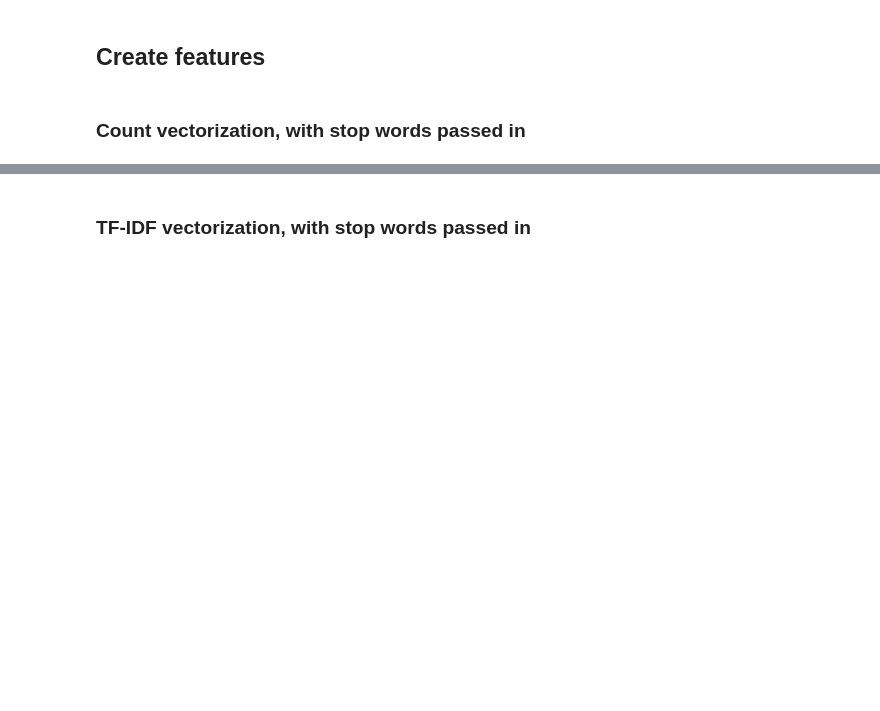
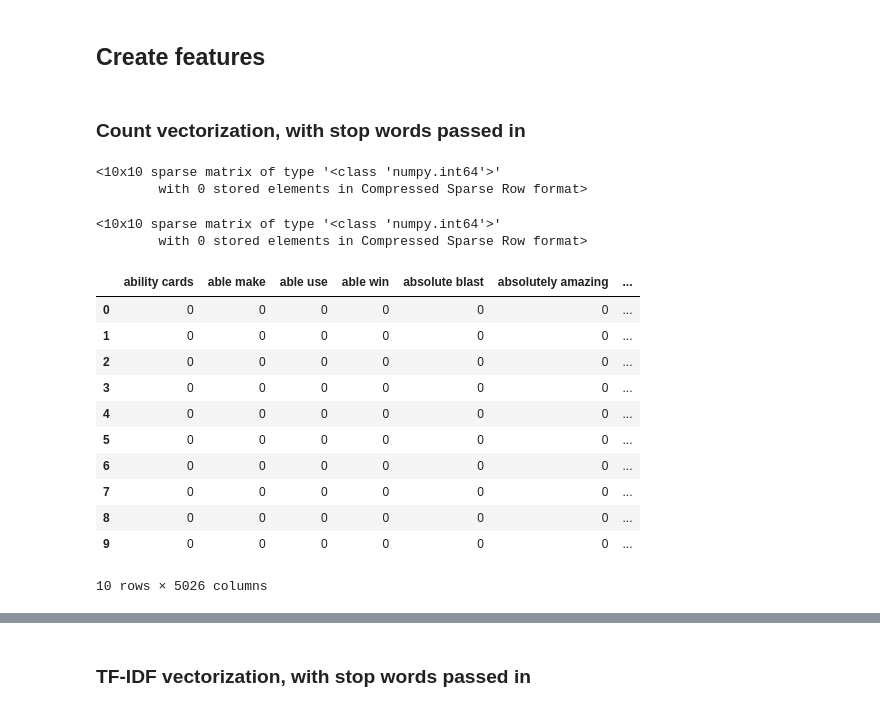
Before and after one commit to squareleaf/game-mechanic-capstone, a Jupyter notebook: Preprocessing_game_review_capstone.ipynb, the cells around one changed output, grey strips where cells are left out. Saved outputs shown, nothing was run; the diff lists cells and outputs as text; code cells hidden in the pictures; blank space fills up the shorter version.

```diff
--- a/Preprocessing_game_review_capstone.ipynb
+++ b/Preprocessing_game_review_capstone.ipynb
@@ -121,7 +135,9 @@ reviews_subset_df.describe()
 # %% [markdown]
 ## Identify corpus-specific stopwords (from EDA)
 # %%
-bgg_stop_words = ['game', 'play', 'like', 'fun', 'one', 'good', 'really', 'great', 'much', 'also', 'interesting', 'many']
+bgg_stop_words = ['game', 'play', 'like', 'fun', 'one', 'good', 'really',
+                  'much', 'also', 'star', 'nostar', 'halfstar', 'boardgamegeek'
+                  'know', 'want', 'games', 'played', 'just', 'need']
 # %% [markdown]
 ## Create stopwords set to use in CountVectorizer
 # %%
@@ -163,16 +147,29 @@ y_test_tf.to_csv('/content/drive/MyDrive/Springboard DS/data/y_test_tf.csv')
+# %%
+X = reviews_subset_df.drop(['rating'], axis=1)
+y = reviews_subset_df['rating']
+
+X_train, X_test, y_train, y_test = train_test_split(
+    X, y, test_size=0.33, random_state=42
+    )
 # %% [markdown]
 ## Create features
 # %% [markdown]
 ### Count vectorization, with stop words passed in
 # %%
-bigram_count_vectorizer = CountVectorizer(ngram_range=(2, 2),
-                                          decode_error='ignore',
-                                          min_df=20, max_df=0.95,
-                                          token_pattern=r'\b[^\d\W]+\b',
-                                          stop_words=full_set_stop_words)
+bigram_count = CountVectorizer(ngram_range=(2, 2),
+                               decode_error='ignore',
+                               binary=True,
+                               min_df=20, max_df=0.90,
+                               token_pattern=r'\b[^\d\W]+\b',
+                               stop_words=full_set_stop_words)
 
 # The token pattern includes the removal of digits
 
-bigram_cv = bigram_count_vectorizer.fit_transform(X_train_cv['comment'])
-bigram_cv_test = bigram_count_vectorizer.transform(X_test_cv['comment'])
+bigram_count_mtx = bigram_count.fit_transform(X_train['comment'])
+bigram_count_mtx_test = bigram_count.transform(X_test['comment'])
+# %%
+bigram_count_mtx[:10, :10]
+# %% [output]
+<10x10 sparse matrix of type '<class 'numpy.int64'>'
+        with 0 stored elements in Compressed Sparse Row format>
 # %%
@@ -187,9 +185,29 @@ trigram_cv_test = trigram_count_vectorizer.transform(X_test_cv['comment'])
+# %%
+trigram_count_mtx[:10, :10]
+# %% [output]
+<10x10 sparse matrix of type '<class 'numpy.int64'>'
+        with 0 stored elements in Compressed Sparse Row format>
 # %%
-bigram_columns = bigram_count_vectorizer.get_feature_names_out()
+bigram_columns = bigram_count.get_feature_names_out()
 
-bigram_word_counts_cv = pd.DataFrame(bigram_cv.toarray(),
-                                     columns=bigram_columns)
+bigram_word_counts = pd.DataFrame(bigram_count_mtx.toarray(),
+                                  columns=bigram_columns)
 
-bigram_word_counts_cv_test = pd.DataFrame(bigram_cv_test.toarray(),
-                                     columns=bigram_columns)
+bigram_word_counts_test = pd.DataFrame(bigram_count_mtx_test.toarray(),
+                                       columns=bigram_columns)
+
+bigram_word_counts.head(n=10)
+# %% [output]
+|  | ability cards | able make | able use | able win | absolute blast | absolutely amazing | ... |
+| 0 | 0 | 0 | 0 | 0 | 0 | 0 | ... |
+| 1 | 0 | 0 | 0 | 0 | 0 | 0 | ... |
+| 2 | 0 | 0 | 0 | 0 | 0 | 0 | ... |
+| 3 | 0 | 0 | 0 | 0 | 0 | 0 | ... |
+| 4 | 0 | 0 | 0 | 0 | 0 | 0 | ... |
+| 5 | 0 | 0 | 0 | 0 | 0 | 0 | ... |
+| 6 | 0 | 0 | 0 | 0 | 0 | 0 | ... |
+| 7 | 0 | 0 | 0 | 0 | 0 | 0 | ... |
+| 8 | 0 | 0 | 0 | 0 | 0 | 0 | ... |
+| 9 | 0 | 0 | 0 | 0 | 0 | 0 | ... |
+10 rows × 5026 columns
 # %%
```
Also changed, not shown: parts of 30 cells of this notebook, 1 other file.
